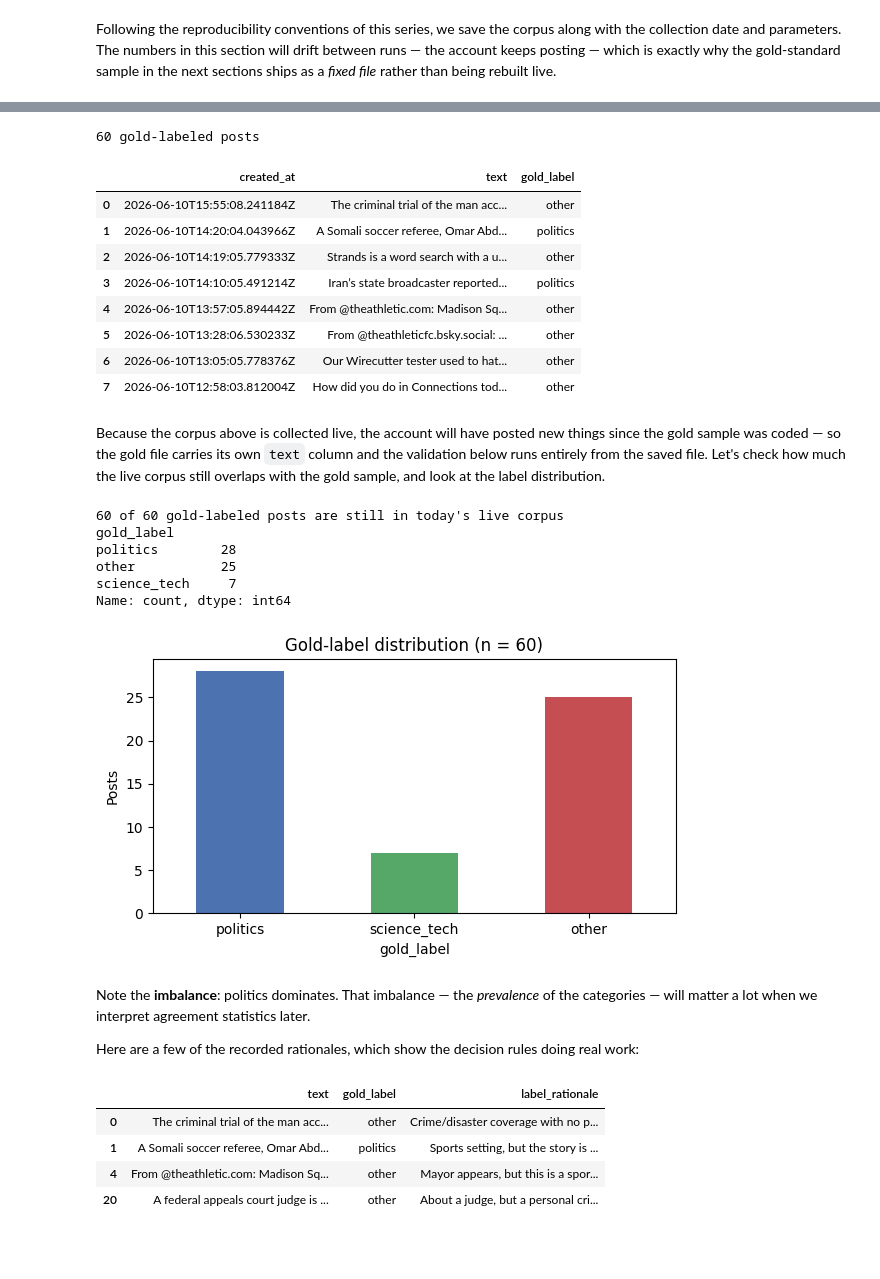
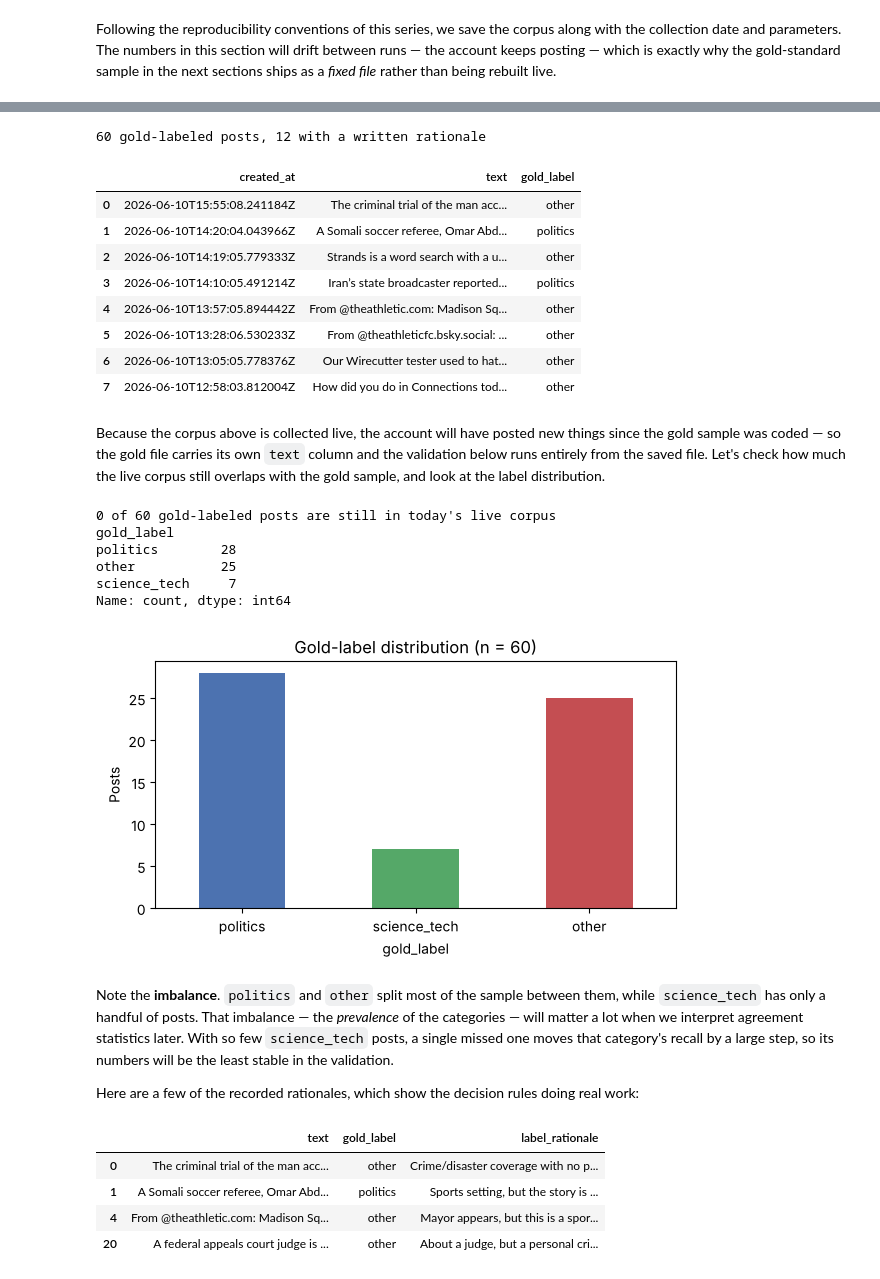
Before and after one commit to brianckeegan/bluesky-datascience, a Jupyter notebook: Notebooks/Part 08 - LLMs as Research Assistants/Part 08 - LLMs as Research Assistants.ipynb, the cells around one changed output, grey strips where cells are left out. Cells and saved outputs as stored; diff of their text form; code cells hidden in the pictures; blank space fills up the shorter version.

```diff
--- a/Notebooks/Part 08 - LLMs as Research Assistants/Part 08 - LLMs as Research Assistants.ipynb
+++ b/Notebooks/Part 08 - LLMs as Research Assistants/Part 08 - LLMs as Research Assistants.ipynb
@@ -232,10 +244,10 @@ The file also includes a `label_rationale` column for ten of the trickier posts,
 gold = pd.read_csv('data/gold_labels.csv')
 gold['label_rationale'] = gold['label_rationale'].fillna('')
 
-print(f"{len(gold)} gold-labeled posts")
+print(f"{len(gold)} gold-labeled posts, {(gold['label_rationale'] != '').sum()} with a written rationale")
 gold[['created_at', 'text', 'gold_label']].head(8)
 # %% [output]
-60 gold-labeled posts
+60 gold-labeled posts, 12 with a written rationale
 |  | created_at | text | gold_label |
 | 0 | 2026-06-10T15:55:08.241184Z | The criminal trial of the man acc... | other |
 | 1 | 2026-06-10T14:20:04.043966Z | A Somali soccer referee, Omar Abd... | politics |
@@ -250,26 +262,26 @@ Because the corpus above is collected live, the account will have posted new thi
 # %%
 overlap = gold['uri'].isin(posts_df['uri']).sum()
 print(f"{overlap} of {len(gold)} gold-labeled posts are still in today's live corpus")
 
 label_counts = gold['gold_label'].value_counts()
 print(label_counts)
 
 fig, ax = plt.subplots(figsize=(6, 3.5))
 label_counts.reindex(LABELS).plot(kind='bar', ax=ax, color=['#4c72b0', '#55a868', '#c44e52'])
 ax.set_ylabel('Posts')
-ax.set_title('Gold-label distribution (n = 60)')
+ax.set_title(f'Gold-label distribution (n = {len(gold)})')
 ax.tick_params(axis='x', rotation=0)
 plt.tight_layout()
 # %% [output]
-60 of 60 gold-labeled posts are still in today's live corpus
+0 of 60 gold-labeled posts are still in today's live corpus
 gold_label
 politics        28
 other           25
 science_tech     7
 Name: count, dtype: int64
-[figure, old version]
+[figure, new version]
 # %% [markdown]
-Note the **imbalance**: politics dominates. That imbalance — the *prevalence* of the categories — will matter a lot when we interpret agreement statistics later.
+Note the **imbalance**. `politics` and `other` split most of the sample between them, while `science_tech` has only a handful of posts. That imbalance — the *prevalence* of the categories — will matter a lot when we interpret agreement statistics later. With so few `science_tech` posts, a single missed one moves that category's recall by a large step, so its numbers will be the least stable in the validation.
 
 Here are a few of the recorded rationales, which show the decision rules doing real work:
 # %%
```
Also changed, not shown: parts of 33 cells of this notebook, 8 other files.
